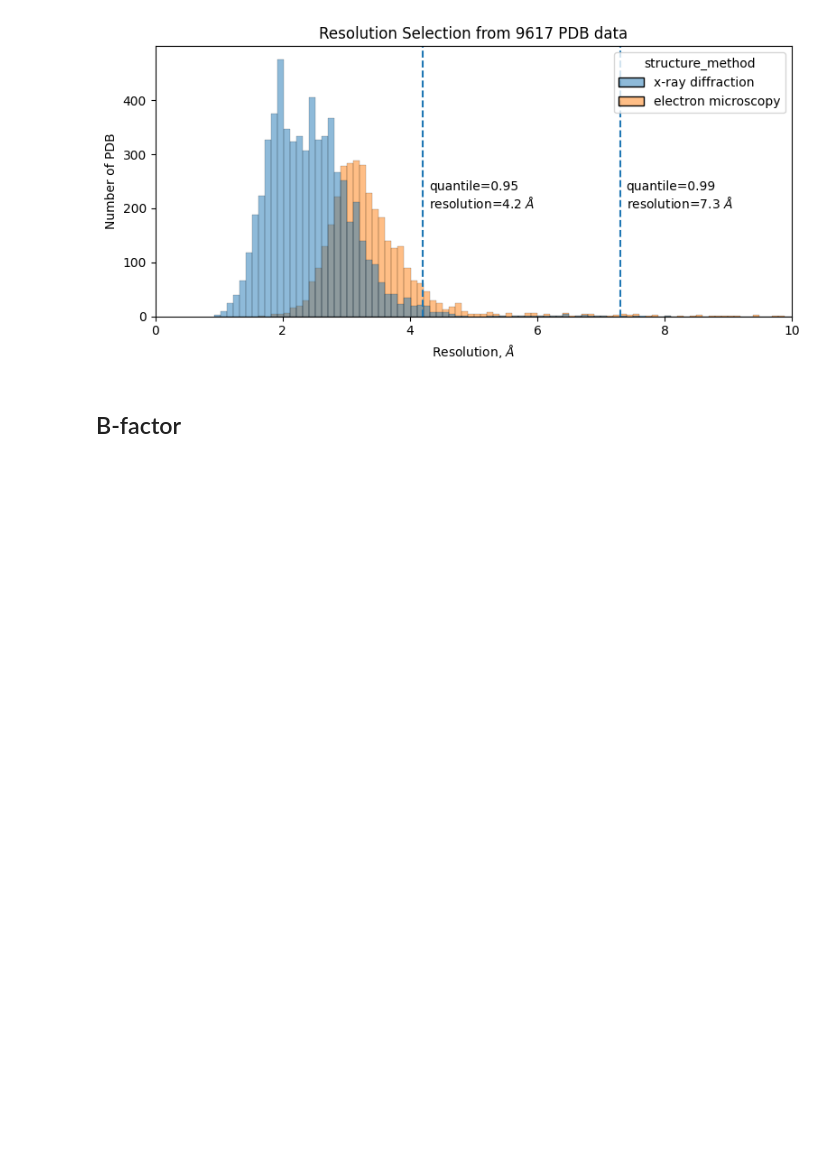
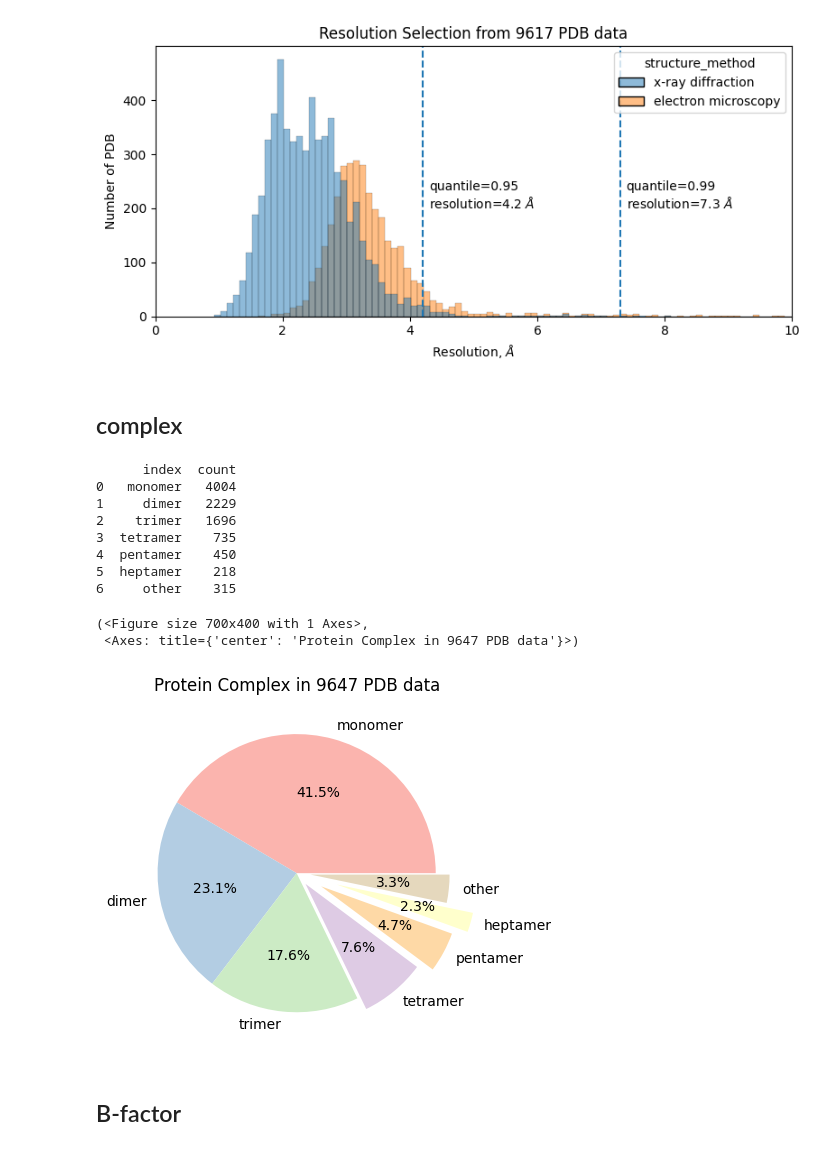
Before and after one commit to protein-design/predict_antibody, a Jupyter notebook: src/antibody_PDB.ipynb, the cells around one changed output. Cells and saved outputs as stored; diff of their text form; code cells hidden in the pictures; blank space fills up the shorter version.

```diff
--- a/src/PDB_antibody.ipynb
+++ b/src/antibody_PDB.ipynb
@@ -66,6 +77,23 @@ PlotPdb.hist_resolution(sdf)
 (<Figure size 800x400 with 1 Axes>,
  <Axes: title={'center': 'Resolution Selection from 9617 PDB data'}, xlabel='Resolution, $\\AA$', ylabel='Number of PDB'>)
 [figure]
+# %% [markdown]
+## complex
+# %%
+args = {'figsize': (7,4), 'startangle':0,}
+PlotPdb.pie_complex(df, args)
+# %% [output]
+      index  count
+0   monomer   4004
+1     dimer   2229
+2    trimer   1696
+3  tetramer    735
+4  pentamer    450
+5  heptamer    218
+6     other    315
+(<Figure size 700x400 with 1 Axes>,
+ <Axes: title={'center': 'Protein Complex in 9647 PDB data'}>)
+[figure, added]
 # %% [markdown]
 ## B-factor
 # %%
```
Also changed, not shown: parts of 6 cells of this notebook, 3 other files.
